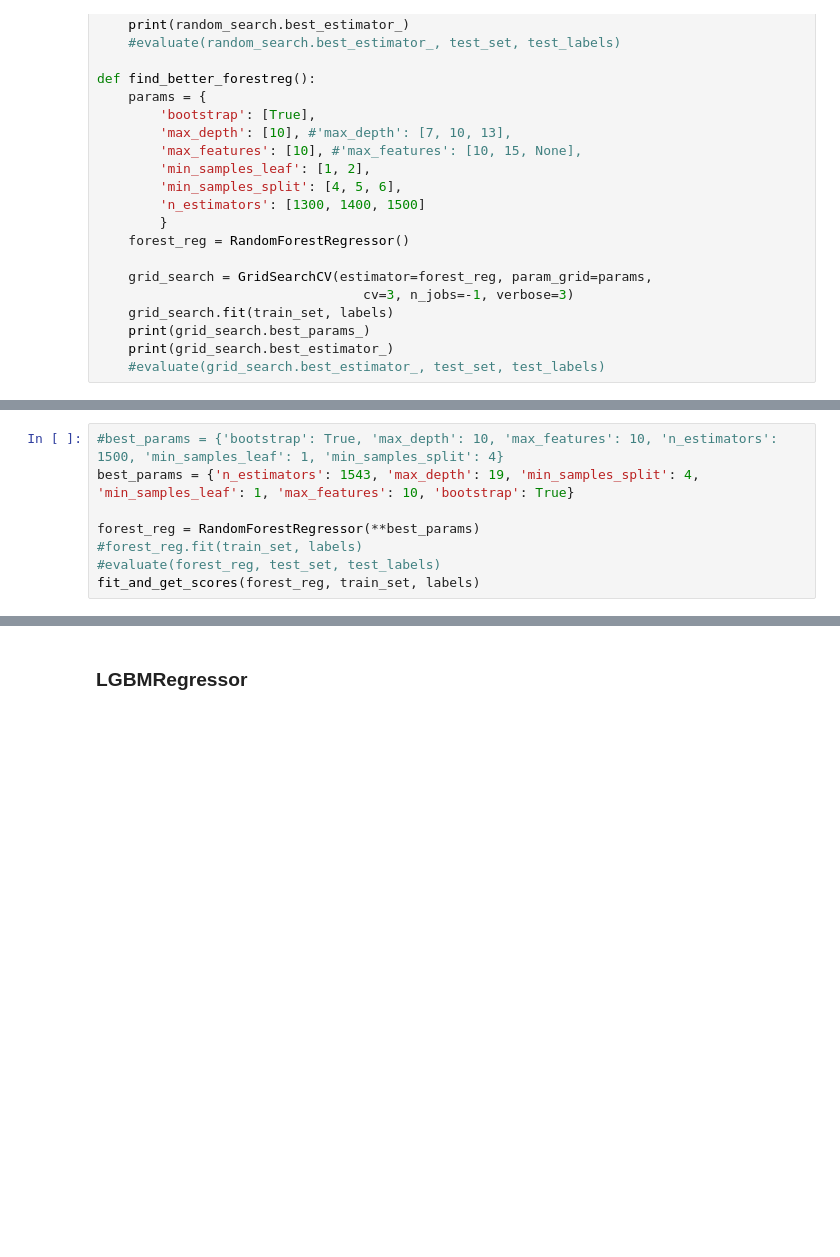
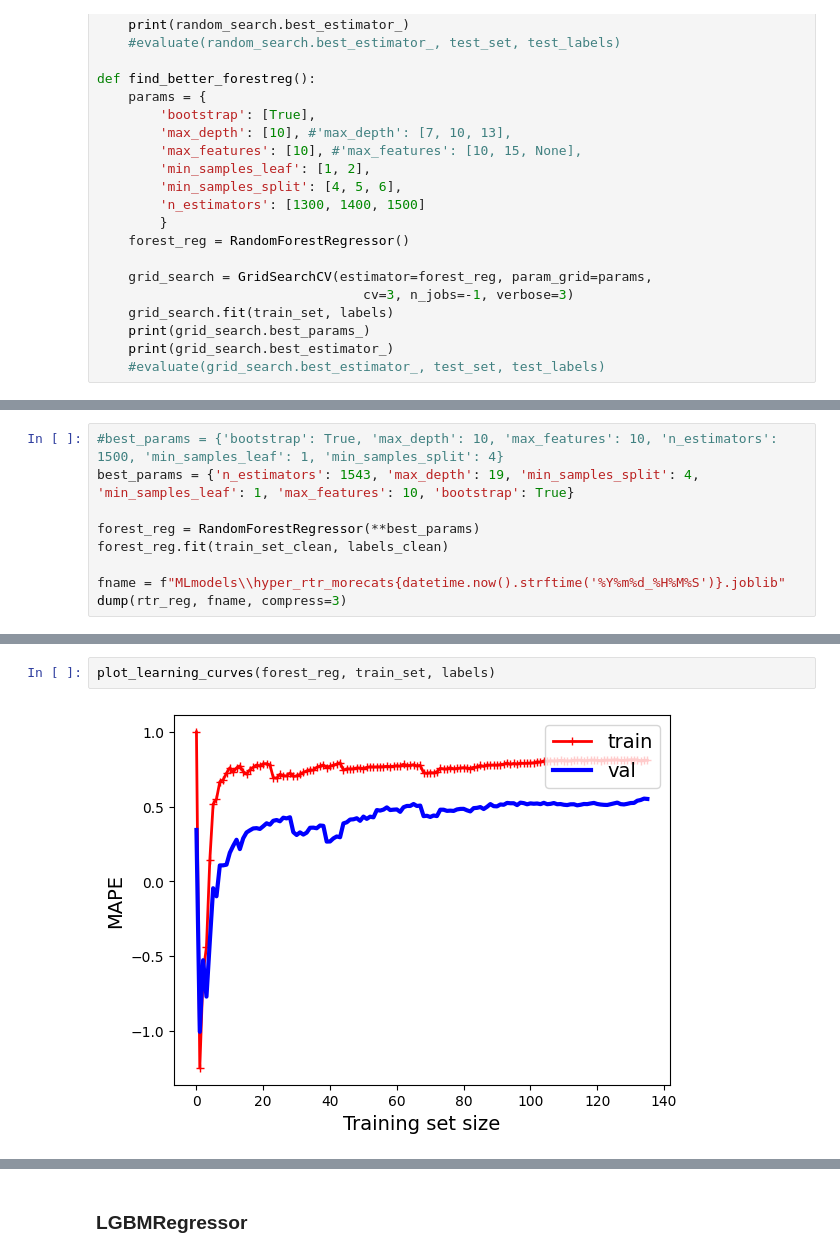
Before and after one commit to karrola/komis, a Jupyter notebook: modeling.ipynb, the cells around one changed output, grey strips where cells are left out. Drawn from its saved outputs; the diff is of its cells as text; blank space fills up the shorter version.

```diff
--- a/modeling.ipynb
+++ b/modeling.ipynb
@@ -641,7 +702,8 @@ print(f"Best Accuracy: {best_score:.3f}")
 best_params = {'n_estimators': 1543, 'max_depth': 19, 'min_samples_split': 4, 'min_samples_leaf': 1, 'max_features': 10, 'bootstrap': True}
 
 forest_reg = RandomForestRegressor(**best_params)
-#forest_reg.fit(train_set, labels)
-#evaluate(forest_reg, test_set, test_labels)
-fit_and_get_scores(forest_reg, train_set, labels)
+forest_reg.fit(train_set_clean, labels_clean)
+
+fname = f"MLmodels\\hyper_rtr_morecats{datetime.now().strftime('%Y%m%d_%H%M%S')}.joblib"
+dump(rtr_reg, fname, compress=3)
 # %% [output]
@@ -651,3 +736,7 @@ array([33707.45943859, 46423.13352849, 30139.70789936, 34246.28537678,
+# %%
+plot_learning_curves(forest_reg, train_set, labels)
+# %% [output]
+[figure, added]
 # %%
 
 
```
Also changed, not shown: parts of 38 cells of this notebook, 2 other files.
